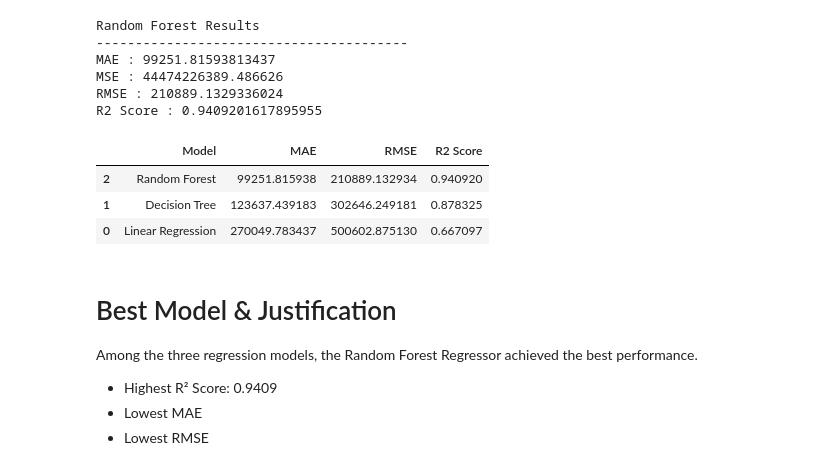
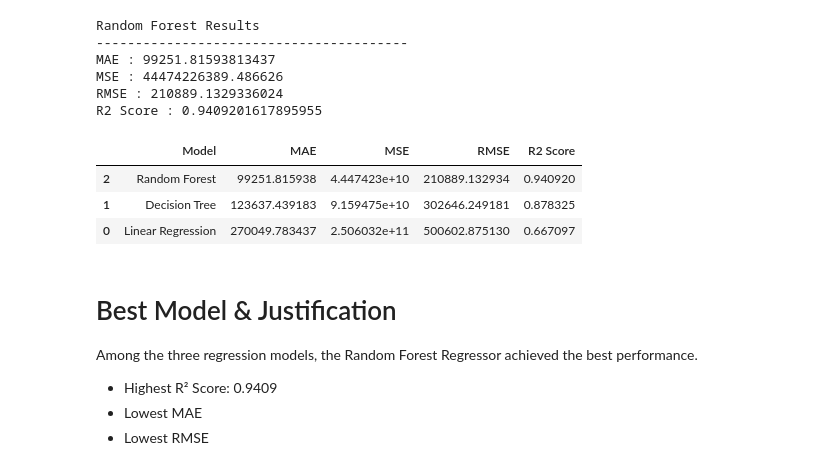
Before and after one commit to 2021Anandan/Epochs-Bootcamp-2026, a Jupyter notebook: Day05/notebooks/car_price_prediction.ipynb, the cells around one changed output. Drawn from its saved outputs; the diff is of its cells as text; code cells hidden in the pictures.

```diff
--- a/Day05/notebooks/car_price_prediction.ipynb
+++ b/Day05/notebooks/car_price_prediction.ipynb
@@ -391,33 +391,38 @@ R2 Score : 0.9409201617895955
 # %%
 results = pd.DataFrame({
     "Model": [
         "Linear Regression",
         "Decision Tree",
         "Random Forest"
     ],
     "MAE": [
         mean_absolute_error(y_test, lr_pred),
         mean_absolute_error(y_test, dt_pred),
         mean_absolute_error(y_test, rf_pred)
+    ],
+    "MSE": [
+        mean_squared_error(y_test, lr_pred),
+        mean_squared_error(y_test, dt_pred),
+        mean_squared_error(y_test, rf_pred)
     ],
     "RMSE": [
         np.sqrt(mean_squared_error(y_test, lr_pred)),
         np.sqrt(mean_squared_error(y_test, dt_pred)),
         np.sqrt(mean_squared_error(y_test, rf_pred))
     ],
     "R2 Score": [
         r2_score(y_test, lr_pred),
         r2_score(y_test, dt_pred),
         r2_score(y_test, rf_pred)
     ]
 })
 
 results.sort_values("R2 Score", ascending=False)
 # %% [output]
-|  | Model | MAE | RMSE | R2 Score |
-| 2 | Random Forest | 99251.815938 | 210889.132934 | 0.940920 |
-| 1 | Decision Tree | 123637.439183 | 302646.249181 | 0.878325 |
-| 0 | Linear Regression | 270049.783437 | 500602.875130 | 0.667097 |
+|  | Model | MAE | MSE | RMSE | R2 Score |
+| 2 | Random Forest | 99251.815938 | 4.447423e+10 | 210889.132934 | 0.940920 |
+| 1 | Decision Tree | 123637.439183 | 9.159475e+10 | 302646.249181 | 0.878325 |
+| 0 | Linear Regression | 270049.783437 | 2.506032e+11 | 500602.875130 | 0.667097 |
 # %% [markdown]
 # Best Model & Justification
 
```
Also changed, not shown: 2 other files.
